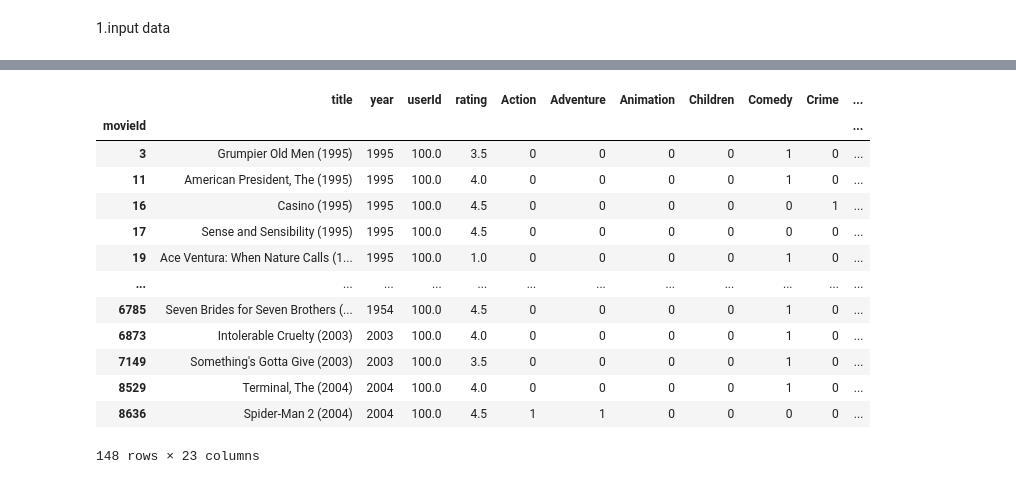
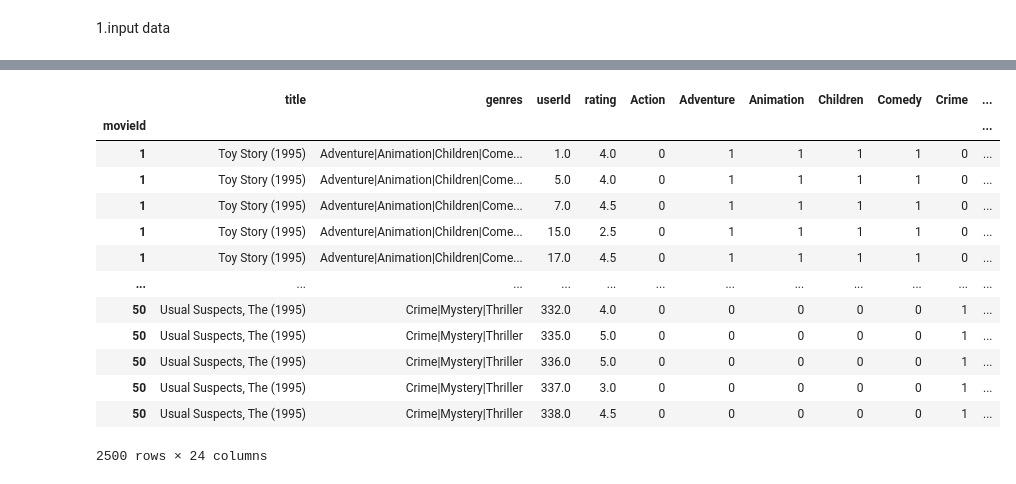
Before and after one commit to yihuaH/cs105-final-project, a Jupyter notebook: final.ipynb, the cells around one changed output, grey strips where cells are left out. Drawn from its saved outputs; the diff is of its cells as text; code cells hidden in the pictures.

```diff
--- a/final.ipynb
+++ b/final.ipynb
@@ -6,6 +6,12 @@
 # %%
 import pandas as pd
 import numpy as np
+import matplotlib.cm as cm
+import seaborn as sns
+import matplotlib.pyplot as plt
+from matplotlib import pyplot as plt
+from scipy.stats import linregress
+from scipy.stats import chi2_contingency
 
 # read from csv file
 movies = pd.read_csv("movies.csv")
@@ -48,14 +54,15 @@ tags.drop(columns = 'timestamp', inplace = True)
 ratings = ratings.combine_first(movies)
 tags = tags.combine_first(movies)
 
-ratings_order = ['title', 'year', 'userId', 'rating', 'Action','Adventure','Animation','Children','Comedy','Crime','Documentary','Drama','Fantasy','Film-Noir','Horror',
+ratings_order = ['title', 'genres', 'userId', 'rating', 'Action','Adventure','Animation','Children','Comedy','Crime','Documentary','Drama','Fantasy','Film-Noir','Horror',
                  'Musical','Mystery','Romance','Sci-Fi','Thriller','War','Western','Non']
 ratings = ratings[ratings_order]
-tags_order = ['title', 'year', 'userId', 'tag', 'Action','Adventure','Animation','Children','Comedy','Crime','Documentary','Drama','Fantasy','Film-Noir','Horror',
+tags_order = ['title', 'genres', 'userId', 'tag', 'Action','Adventure','Animation','Children','Comedy','Crime','Documentary','Drama','Fantasy','Film-Noir','Horror',
                  'Musical','Mystery','Romance','Sci-Fi','Thriller','War','Western','Non']
 tags = tags[tags_order]
 
-
 #test
-ratings.head()
+print(ratings.loc[ratings.index==184931])
+print(tags.loc[tags.index==184931])
+movies
 # %% [output]
@@ -70,20 +100,18 @@ ratings.head()
 # %%
-
-user1 = ratings.loc[ratings['userId'] == 100]
-user1_data = user1.iloc[:, 4:].copy(deep=True)
-user1
+ratings['year'] = ratings['title'].str[-5:-1]
+ratings.head(2500)
 # %% [output]
-|  | title | year | userId | rating | Action | Adventure | Animation | Children | Comedy | Crime | ... |
+|  | title | genres | userId | rating | Action | Adventure | Animation | Children | Comedy | Crime | ... |
 | movieId |  |  |  |  |  |  |  |  |  |  | ... |
-| 3 | Grumpier Old Men (1995) | 1995 | 100.0 | 3.5 | 0 | 0 | 0 | 0 | 1 | 0 | ... |
-| 11 | American President, The (1995) | 1995 | 100.0 | 4.0 | 0 | 0 | 0 | 0 | 1 | 0 | ... |
-| 16 | Casino (1995) | 1995 | 100.0 | 4.5 | 0 | 0 | 0 | 0 | 0 | 1 | ... |
-| 17 | Sense and Sensibility (1995) | 1995 | 100.0 | 4.5 | 0 | 0 | 0 | 0 | 0 | 0 | ... |
-| 19 | Ace Ventura: When Nature Calls (1... | 1995 | 100.0 | 1.0 | 0 | 0 | 0 | 0 | 1 | 0 | ... |
+| 1 | Toy Story (1995) | Adventure|Animation|Children|Come... | 1.0 | 4.0 | 0 | 1 | 1 | 1 | 1 | 0 | ... |
+| 1 | Toy Story (1995) | Adventure|Animation|Children|Come... | 5.0 | 4.0 | 0 | 1 | 1 | 1 | 1 | 0 | ... |
+| 1 | Toy Story (1995) | Adventure|Animation|Children|Come... | 7.0 | 4.5 | 0 | 1 | 1 | 1 | 1 | 0 | ... |
+| 1 | Toy Story (1995) | Adventure|Animation|Children|Come... | 15.0 | 2.5 | 0 | 1 | 1 | 1 | 1 | 0 | ... |
+| 1 | Toy Story (1995) | Adventure|Animation|Children|Come... | 17.0 | 4.5 | 0 | 1 | 1 | 1 | 1 | 0 | ... |
 | ... | ... | ... | ... | ... | ... | ... | ... | ... | ... | ... | ... |
-| 6785 | Seven Brides for Seven Brothers (... | 1954 | 100.0 | 4.5 | 0 | 0 | 0 | 0 | 1 | 0 | ... |
-| 6873 | Intolerable Cruelty (2003) | 2003 | 100.0 | 4.0 | 0 | 0 | 0 | 0 | 1 | 0 | ... |
-| 7149 | Something's Gotta Give (2003) | 2003 | 100.0 | 3.5 | 0 | 0 | 0 | 0 | 1 | 0 | ... |
-| 8529 | Terminal, The (2004) | 2004 | 100.0 | 4.0 | 0 | 0 | 0 | 0 | 1 | 0 | ... |
-| 8636 | Spider-Man 2 (2004) | 2004 | 100.0 | 4.5 | 1 | 1 | 0 | 0 | 0 | 0 | ... |
+| 50 | Usual Suspects, The (1995) | Crime|Mystery|Thriller | 332.0 | 4.0 | 0 | 0 | 0 | 0 | 0 | 1 | ... |
+| 50 | Usual Suspects, The (1995) | Crime|Mystery|Thriller | 335.0 | 5.0 | 0 | 0 | 0 | 0 | 0 | 1 | ... |
+| 50 | Usual Suspects, The (1995) | Crime|Mystery|Thriller | 336.0 | 5.0 | 0 | 0 | 0 | 0 | 0 | 1 | ... |
+| 50 | Usual Suspects, The (1995) | Crime|Mystery|Thriller | 337.0 | 3.0 | 0 | 0 | 0 | 0 | 0 | 1 | ... |
+| 50 | Usual Suspects, The (1995) | Crime|Mystery|Thriller | 338.0 | 4.5 | 0 | 0 | 0 | 0 | 0 | 1 | ... |
-148 rows × 23 columns
+2500 rows × 24 columns
```
Also changed, not shown: parts of 10 cells of this notebook.
